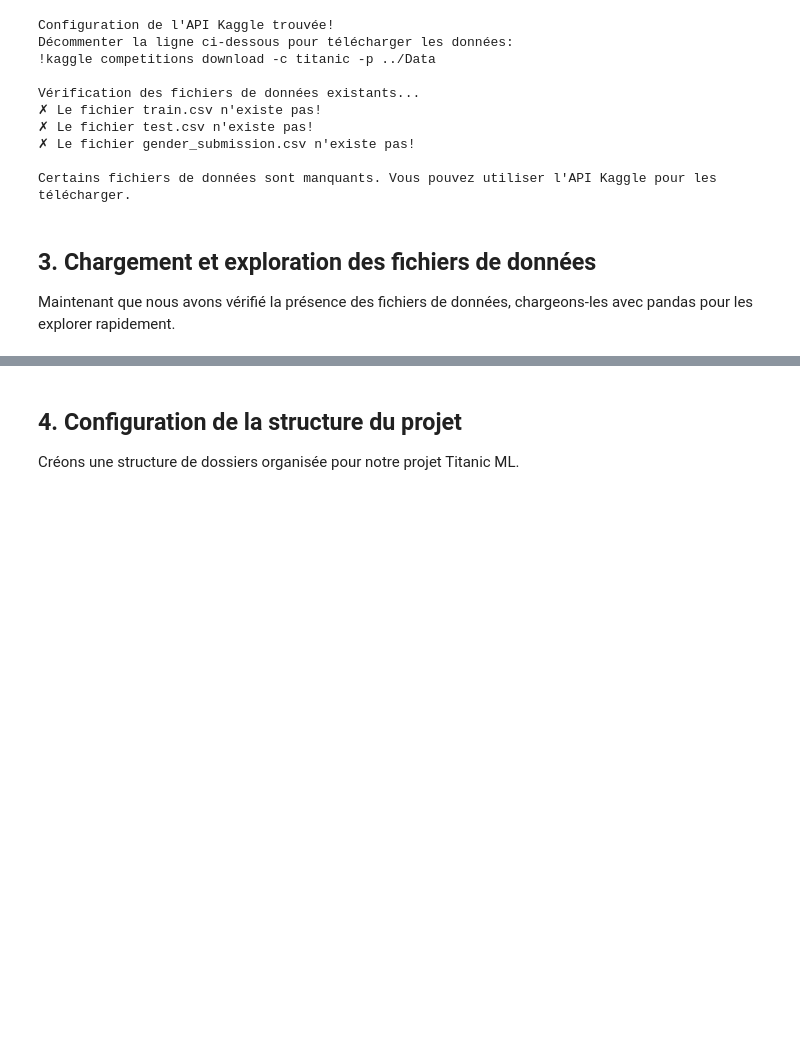
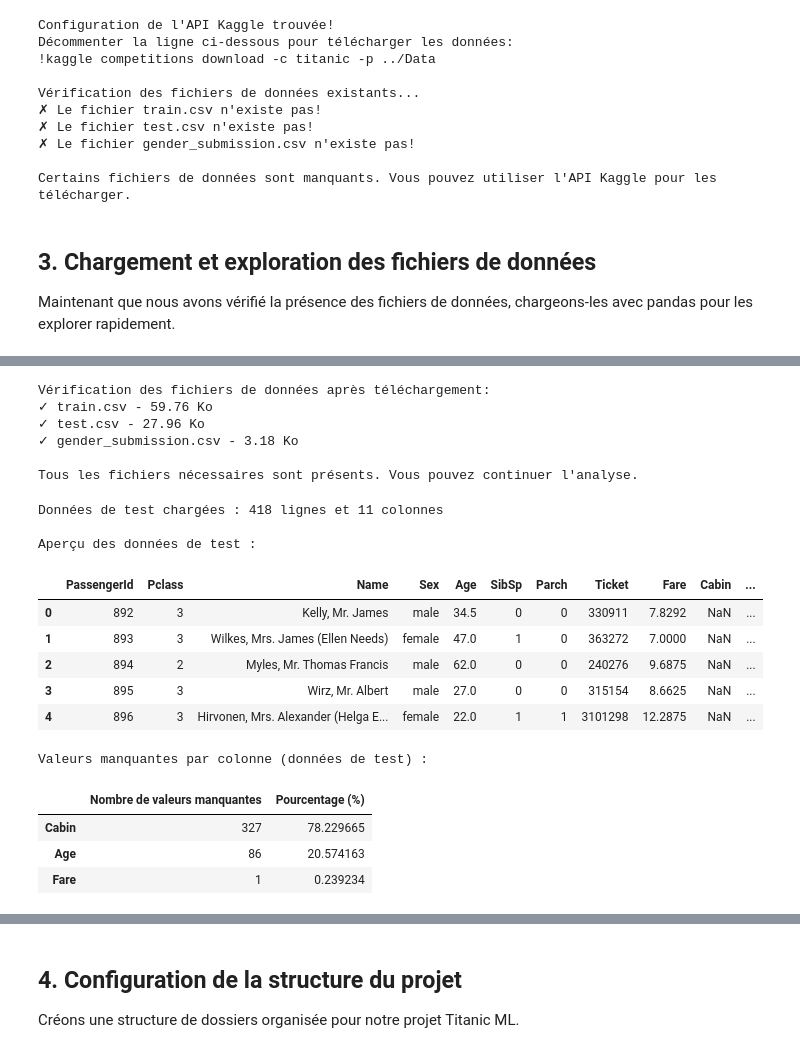
Before and after one commit to FandresenaR/titanicML, a Jupyter notebook: titanic_setup.ipynb, the cells around one changed output, grey strips where cells are left out. Cells and saved outputs as stored; diff of their text form; code cells hidden in the pictures; blank space fills up the shorter version.

```diff
--- a/titanic_setup.ipynb
+++ b/titanic_setup.ipynb
@@ -233,22 +314,77 @@ except Exception as e:
+# %%
+# Vérification des fichiers téléchargés
+import os
+
+# Utiliser le chemin absolu plutôt que relatif
+data_dir = "/workspaces/titanicML/Data"  # Chemin absolu vers le dossier Data
+required_files = ["train.csv", "test.csv", "gender_submission.csv"]
+
+print("Vérification des fichiers de données après téléchargement:")
+all_files_present = True
+
+for file_name in required_files:
+    file_path = os.path.join(data_dir, file_name)
+    if os.path.exists(file_path):
+        file_size = os.path.getsize(file_path) / 1024  # Taille en Ko
+        print(f"✓ {file_name} - {file_size:.2f} Ko")
+    else:
+        print(f"✗ {file_name} n'existe pas!")
+        all_files_present = False
+
+if all_files_present:
+    print("\nTous les fichiers nécessaires sont présents. Vous pouvez continuer l'analyse.")
+else:
+    print("\nCertains fichiers sont manquants. Vérifiez les messages d'erreur ci-dessus.")
+# %% [output]
+Vérification des fichiers de données après téléchargement:
+✓ train.csv - 59.76 Ko
+✓ test.csv - 27.96 Ko
+✓ gender_submission.csv - 3.18 Ko
+
+Tous les fichiers nécessaires sont présents. Vous pouvez continuer l'analyse.
 # %%
 # Chargement des données de test
+import os
+import pandas as pd
+
+# Utiliser le chemin absolu plutôt que relatif
+data_dir = "/workspaces/titanicML/Data"
+test_file = os.path.join(data_dir, "test.csv")
+
 try:
     test_data = pd.read_csv(test_file)
     print(f"Données de test chargées : {test_data.shape[0]} lignes et {test_data.shape[1]} colonnes\n")
 
     # Afficher les premières lignes
     print("Aperçu des données de test :")
     display(test_data.head())
 
     # Valeurs manquantes dans les données de test
     print("\nValeurs manquantes par colonne (données de test) :")
     test_missing_values = test_data.isnull().sum()
     test_missing_percent = (test_missing_values / len(test_data)) * 100
     test_missing_df = pd.DataFrame({'Nombre de valeurs manquantes': test_missing_values,
                                  'Pourcentage (%)': test_missing_percent})
     display(test_missing_df[test_missing_df['Nombre de valeurs manquantes'] > 0].sort_values('Nombre de valeurs manquantes', ascending=False))
 
 except Exception as e:
     print(f"Erreur lors du chargement des données de test: {e}")
+    print(f"Chemin du fichier: {test_file}")
+    print(f"Le fichier existe: {os.path.exists(test_file)}")
+# %% [output]
+Données de test chargées : 418 lignes et 11 colonnes
+
+Aperçu des données de test :
+|  | PassengerId | Pclass | Name | Sex | Age | SibSp | Parch | Ticket | Fare | Cabin | ... |
+| 0 | 892 | 3 | Kelly, Mr. James | male | 34.5 | 0 | 0 | 330911 | 7.8292 | NaN | ... |
+| 1 | 893 | 3 | Wilkes, Mrs. James (Ellen Needs) | female | 47.0 | 1 | 0 | 363272 | 7.0000 | NaN | ... |
+| 2 | 894 | 2 | Myles, Mr. Thomas Francis | male | 62.0 | 0 | 0 | 240276 | 9.6875 | NaN | ... |
+| 3 | 895 | 3 | Wirz, Mr. Albert | male | 27.0 | 0 | 0 | 315154 | 8.6625 | NaN | ... |
+| 4 | 896 | 3 | Hirvonen, Mrs. Alexander (Helga E... | female | 22.0 | 1 | 1 | 3101298 | 12.2875 | NaN | ... |
+Valeurs manquantes par colonne (données de test) :
+|  | Nombre de valeurs manquantes | Pourcentage (%) |
+| Cabin | 327 | 78.229665 |
+| Age | 86 | 20.574163 |
+| Fare | 1 | 0.239234 |
 # %%
 # Vérifier le format du fichier de soumission
```
Also changed, not shown: parts of 7 cells of this notebook, 34 other files.
